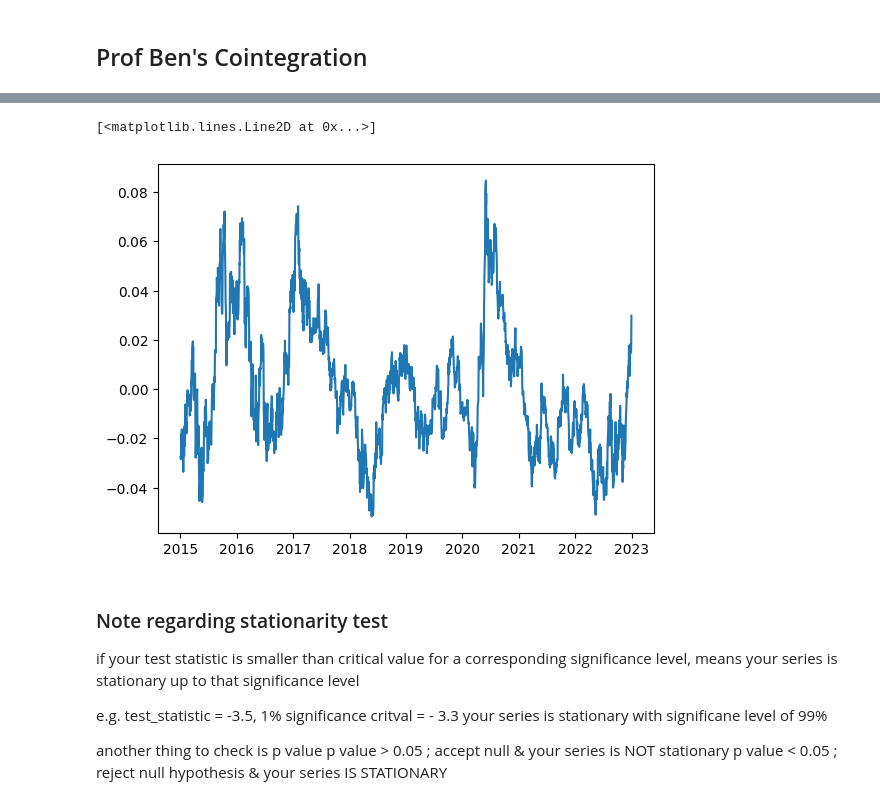
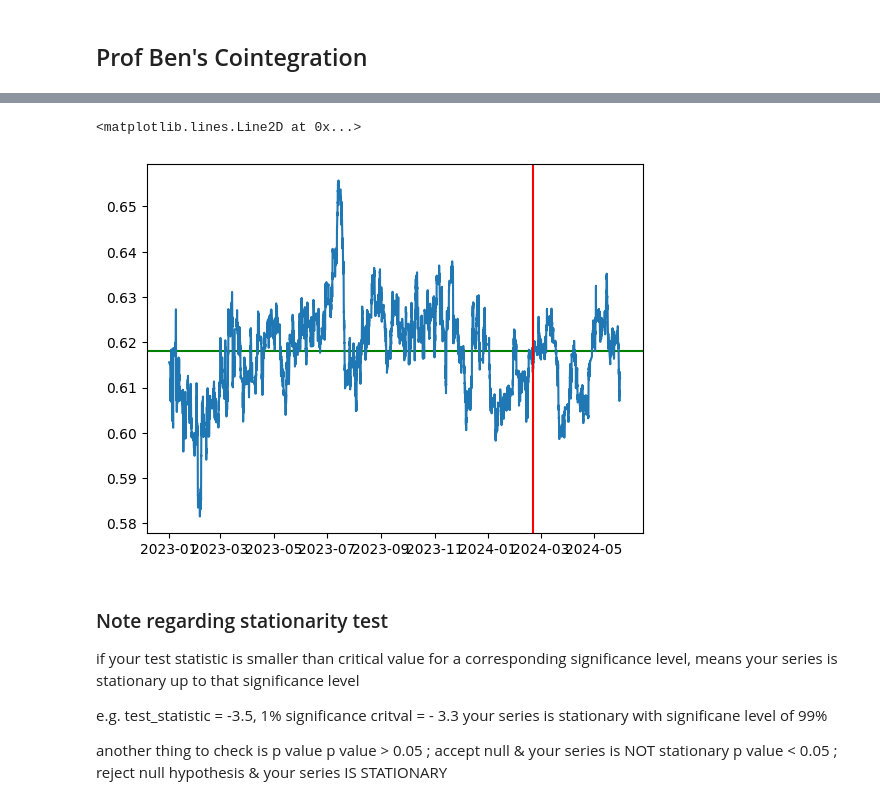
Before and after one commit to andreignatius/quant-trading, a Jupyter notebook: pairs/pairs_dxy.ipynb, the cells around one changed output, grey strips where cells are left out. Saved outputs shown, nothing was run; the diff lists cells and outputs as text; code cells hidden in the pictures.

```diff
--- a/pairs/pairs_dxy.ipynb
+++ b/pairs/pairs_dxy.ipynb
@@ -32,5 +34,5 @@ end_date = "2022-12-31"
 # %%
 # get close data
-usd_sgd_data = yf.Ticker("USDSGD=X").history(start=start_date, end=end_date)["Close"]
-dxy_data = yf.Ticker("DX-Y.NYB").history(start=start_date, end=end_date)["Close"]
+usd_sgd_data = yf.Ticker("USDSGD=X").history(start=start_date, end=end_date, interval = "1h")["Close"]
+dxy_data = yf.Ticker("DX-Y.NYB").history(start=start_date, end=end_date, interval = "1h")["Close"]
 # %%
@@ -124,3 +103,13 @@ If your test statistic is smaller than the crit value for that significance leve
 
 e.g. test statistic = -3.5, crit value for 5% significance = -3.3
 your series(plural) are coint with 5% significance level
+# %%
+train_start = 0
+train_end = math.floor(0.8 * len(df_together))
+oos_start = train_end + 1
+oos_end = len(df_together) - 1
+splitidx = df_together.iloc[train_end].name
+# %%
+training = df_together[train_start:train_end]
+oos = df_together[oos_start:oos_end]
+training
@@ -155,9 +141,14 @@ df_together_log
 # %% [markdown]
 ## Prof Ben's Cointegration
 # %%
-y = df_together["usdsgd"]  # usdsgd
-x = df_together["dxy"]  # dxy
+y = training["usdsgd"]  # usdsgd
+x = training["dxy"]  # dxy
 result = sm.OLS(y.to_numpy(), sm.tools.add_constant(x.to_numpy())).fit()
-result.params
+
 mu = result.params[0]
 gamma = result.params[1]
+# print model vs actual
+training["spread"] = y - gamma * x
+model = gamma * x + mu
+plt.plot(y)
+plt.plot(model, color="red")
@@ -172,10 +163,16 @@ plt.plot(model)
 # %%
 # spread, idk why prof ben coded it like this
-df_together["spread"] = (y - gamma * x) - mu
+y_all = df_together["usdsgd"]  # usdsgd
+x_all = df_together["dxy"]  # dxy
+
+
+df_together["spread"] = y_all - gamma * x_all
+plt.axhline(np.mean(y - gamma * x), color="green")
 plt.plot(df_together["spread"])
+plt.axvline(splitidx, color="red")
 # %% [output]
-[<matplotlib.lines.Line2D at 0x...>]
+<matplotlib.lines.Line2D at 0x...>
-[figure, old version]
+[figure, new version]
 # %% [markdown]
 ### Note regarding stationarity test
 
```
Also changed, not shown: parts of 20 cells of this notebook.
